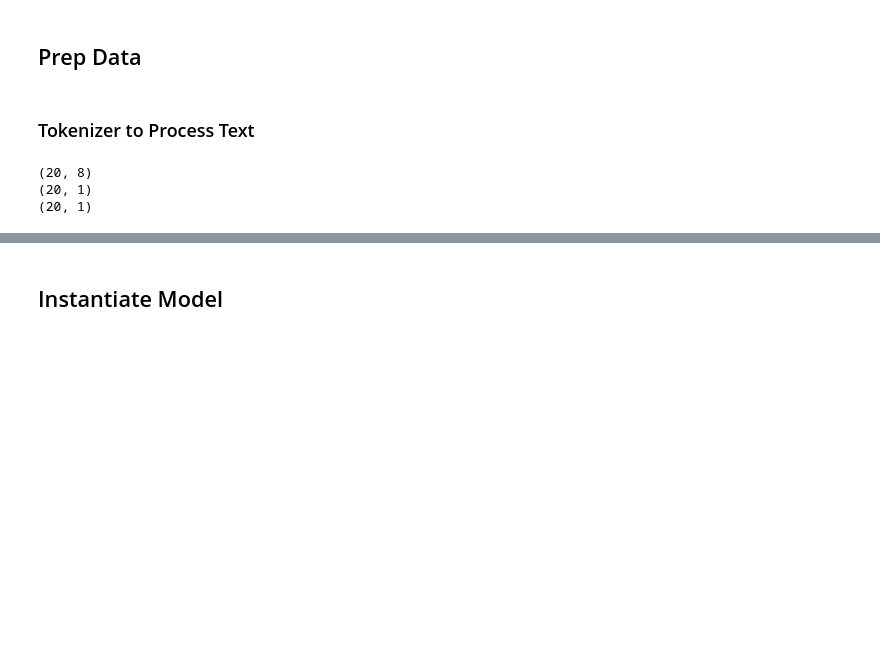
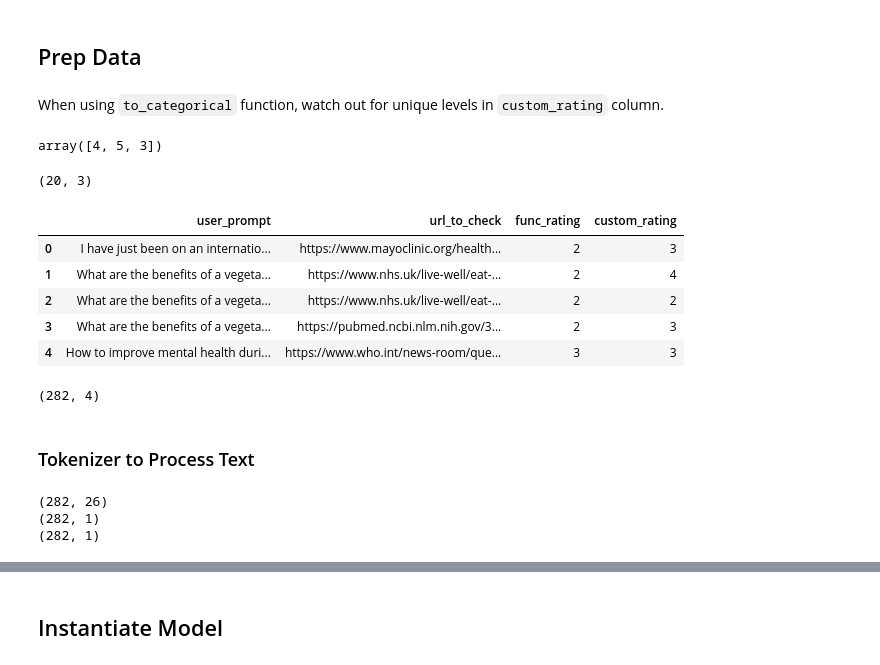
Before and after one commit to yiqiao-yin/WYNAssociates, a Jupyter notebook: docs/ref-deeplearning/ex_ - credibility score huggingface api tutorial.ipynb, the cells around one changed output, grey strips where cells are left out. Cells and saved outputs as stored; diff of their text form; code cells hidden in the pictures; blank space fills up the shorter version.

Commit message:
credibility score notebook updated

```diff
--- a/docs/ref-deeplearning/ex_ - credibility score huggingface api tutorial.ipynb
+++ b/docs/ref-deeplearning/ex_ - credibility score huggingface api tutorial.ipynb
@@ -82,3 +108,13 @@ data = {
 
 # Convert to DataFrame and display
 df = pd.DataFrame(data)
+# %% [markdown]
+When using `to_categorical` function, watch out for unique levels in `custom_rating` column.
+# %%
+df["custom_rating"].unique()
+# %% [output]
+array([4, 5, 3])
+# %%
+df.shape
+# %% [output]
+(20, 3)
@@ -85,3 +179,39 @@ df = pd.DataFrame(data)
+# %%
+# Example usage:
+urls = [
+    "https://github.com/vrutika-prajapati/Credibility-Score-for-Articles/blob/main/projects/deliverable%202/Url_validation.csv",
+    "https://github.com/Saikumar08-sk/URL-Validation/blob/main/Deliverable.csv",
+    "https://github.com/aditya19111/Project-1-Credibility-Score-for-Articles-Sources-References/blob/main/Deliverable_2/Deliverables_rating_comparison%20-%20Sheet1.csv",
+    "https://github.com/SAIKUMAR500/algorithums-for-data-science/blob/main/deliverable2/dataset(Sheet1).csv",
+    "https://github.com/drashti-sanghani/Credibility_score_articles/blob/main/Project/Deliverable2/user_ratings.csv",
+    "https://github.com/anchalrai101/CREDIBILITY-SCORE/blob/main/urltesting_scores.csv",
+    "https://github.com/AliSInamdar/CS676-Ali-Inamdar/blob/Project_1_Credibilty_Score/Deliverable_2/Deliverable_2.csv",
+    "https://github.com/bhavnaa22/Algorithms-For-Data-Science/blob/main/Deliverable%202/Deliverable2.csv",
+    "https://github.com/bhatthardik4/AlgorithmDS/blob/main/Deliverable_2/HardikBhattD2.csv",
+    "https://github.com/Rakeshkanche/Algorithms-for-Data-Science/blob/main/queries_urls_ratings.csv",
+    "https://github.com/kristinakim-code/Credibility-Check/blob/main/deliverable2.csv",
+    "https://github.com/bhavnaa22/Algorithms-For-Data-Science/blob/main/Deliverable%202/Deliverable2.csv",
+    "https://github.com/kamaldomandula/Algorithms-of-data-science-Project/blob/main/Project/project1/Deliverable2/deliverable.csv",
+    "https://github.com/ChinmayShetye26/Algo-for-DS-delivery2/blob/main/Sample.csv",
+    "https://github.com/krishnam229/Project1/blob/main/deliverable2/sample.csv",
+    "https://github.com/drona23/Deliverable2/blob/main/output.csv",
+]
+# %%
+result_df = download_and_combine_csv(urls)
+result_df.head()
+# %% [output]
+|  | user_prompt | url_to_check | func_rating | custom_rating |
+| 0 | I have just been on an internatio... | https://www.mayoclinic.org/health... | 2 | 3 |
+| 1 | What are the benefits of a vegeta... | https://www.nhs.uk/live-well/eat-... | 2 | 4 |
+| 2 | What are the benefits of a vegeta... | https://www.nhs.uk/live-well/eat-... | 2 | 2 |
+| 3 | What are the benefits of a vegeta... | https://pubmed.ncbi.nlm.nih.gov/3... | 2 | 3 |
+| 4 | How to improve mental health duri... | https://www.who.int/news-room/que... | 3 | 3 |
+# %%
+df = result_df.copy()
+
+print(df.shape)
+# %% [output]
+(282, 4)
 # %% [markdown]
 ### Tokenizer to Process Text
 # %%
@@ -90,7 +220,7 @@ tokenizer = Tokenizer()
 tokenizer.fit_on_texts(df["user_prompt"])
 vocab_size = len(tokenizer.word_index) + 1
 max_length = max([len(x.split()) for x in df["user_prompt"]])
-embedding_dim = 16
+embedding_dim = 8
 
 # Convert text data into sequences
 X_text = tokenizer.texts_to_sequences(df["user_prompt"])
@@ -105,6 +235,6 @@ print(X_func_rating.shape)
 y = np.array(df["custom_rating"]).reshape(-1, 1)
 print(y.shape)
 # %% [output]
-(20, 8)
-(20, 1)
-(20, 1)
+(282, 26)
+(282, 1)
+(282, 1)
```
Also changed, not shown: parts of 20 cells of this notebook.
